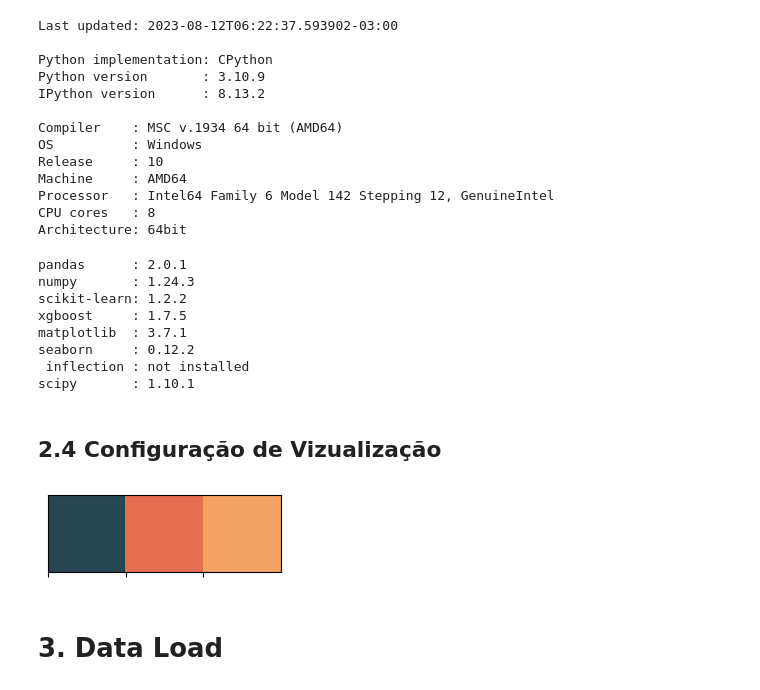
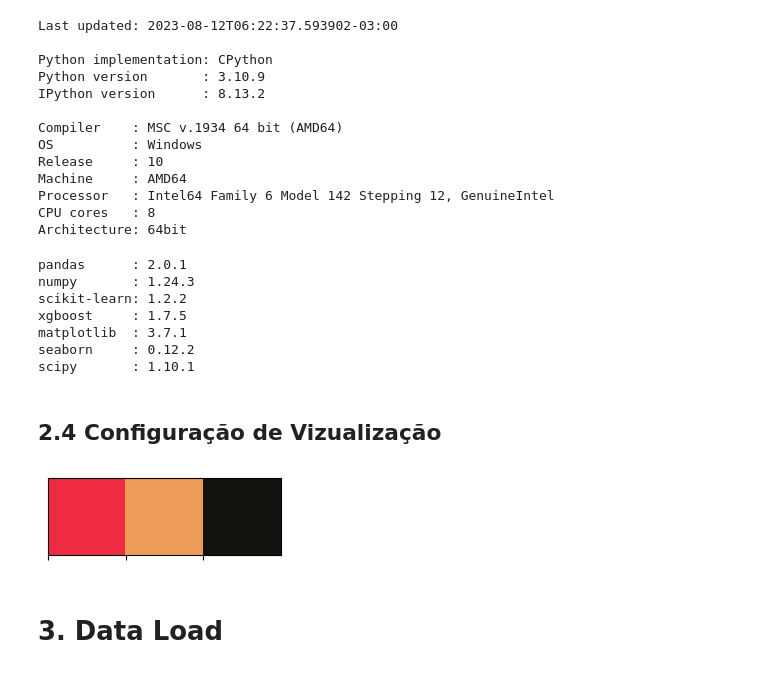
Before and after one commit to OliveiraMatheuss/Rossmann-Sales, a Jupyter notebook: Storytelling.ipynb, the cells around one changed output. Drawn from its saved outputs; the diff is of its cells as text; code cells hidden in the pictures.

```diff
--- a/Storytelling.ipynb
+++ b/Storytelling.ipynb
@@ -218,7 +217,7 @@ Processor   : Intel64 Family 6 Model 142 Stepping 12, GenuineIntel
 CPU cores   : 8
 Architecture: 64bit
 # %%
-print(watermark(packages="pandas,numpy,scikit-learn,xgboost,matplotlib,seaborn, inflection,scipy"))
+print(watermark(packages="pandas,numpy,scikit-learn,xgboost,matplotlib,seaborn,scipy"))
 # %% [output]
 pandas      : 2.0.1
 numpy       : 1.24.3
@@ -226,21 +225,20 @@ scikit-learn: 1.2.2
 xgboost     : 1.7.5
 matplotlib  : 3.7.1
 seaborn     : 0.12.2
- inflection : not installed
 scipy       : 1.10.1
 # %% [markdown]
 ## 2.4 Configuração de Vizualização
 # %%
 # Configurações de Layout, Matlab e Seaborn
 
-LAYOUT_PALETTE = ["#264653","#e76f51","#f4a261"]
+LAYOUT_PALETTE = ["#ef2b41","#ee9b57", "#11130e"]
 sns.set_palette(sns.color_palette(LAYOUT_PALETTE))
 
 cm = sns.light_palette("#e76f51")
 
 sns.palplot(sns.color_palette(LAYOUT_PALETTE))
 # %% [output]
-[figure, old version]
+[figure, new version]
 # %%
 # Dimensionamendo do Dataframe
 
```
Also changed, not shown: parts of 35 cells of this notebook, 8 other files.
